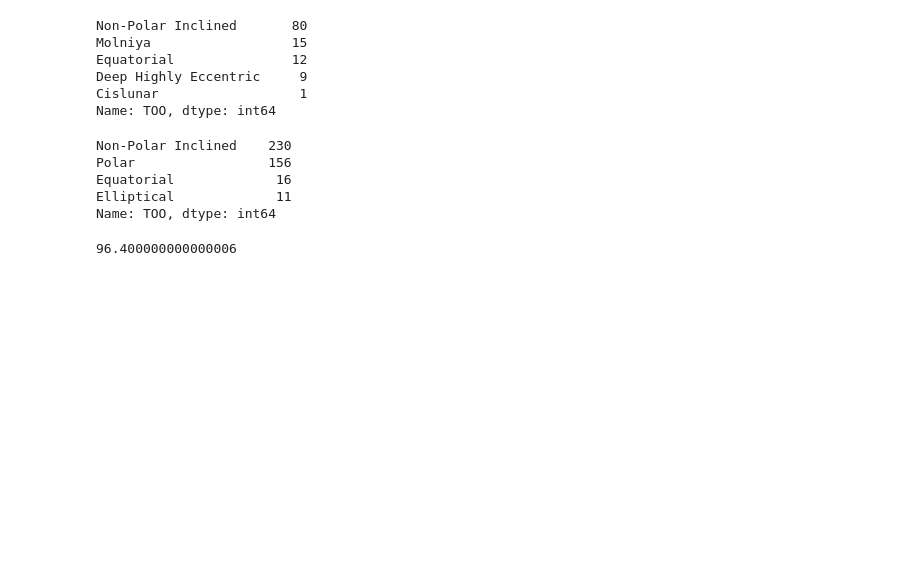
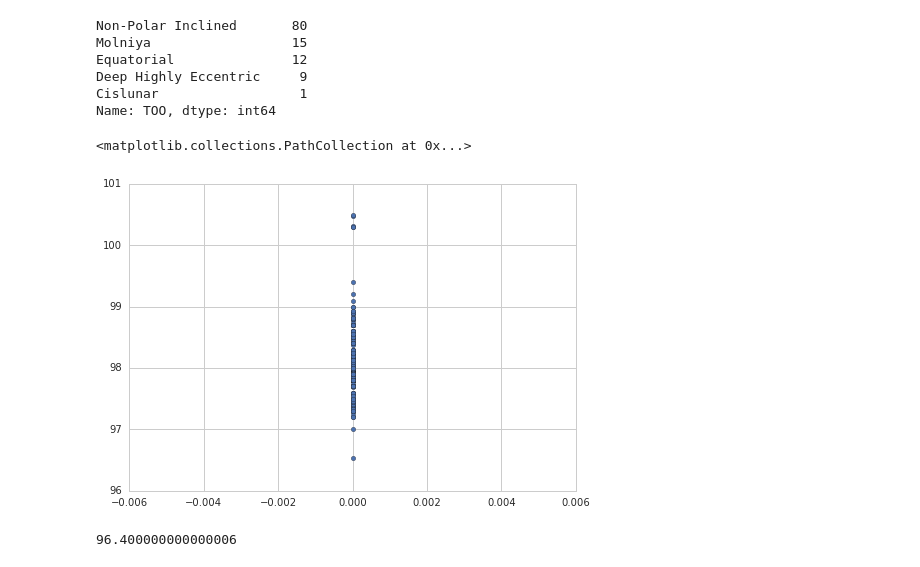
Before and after one commit to Ianssmith/Satellite_Map, a Jupyter notebook: satellites.ipynb, the cells around one changed output. Cells and saved outputs as stored; diff of their text form; code cells hidden in the pictures; blank space fills up the shorter version.

```diff
--- a/satellites.ipynb
+++ b/satellites.ipynb
@@ -292,14 +292,11 @@ Name: TOO, dtype: int64
 LEO_sun = LEO[LEO.TOO.isin(["Sun-Synchronous"])]
 # %%
 LEO_other = LEO[LEO.TOO.isin(["Non-Polar Inclined", "Polar", "Equatorial", "Elliptical"])]
-# %%
-LEO_other.TOO.value_counts()
-# %% [output]
-Non-Polar Inclined    230
-Polar                 156
-Equatorial             16
-Elliptical             11
-Name: TOO, dtype: int64
+# %%
+plt.scatter(LEO_sun.longitude, LEO_sun.inclination)
+# %% [output]
+<matplotlib.collections.PathCollection at 0x...>
+[figure, added]
 # %%
 LEO_sun.to_csv("LEO_sun.csv")
 LEO_other.to_csv("LEO_other.csv")
```
Also changed, not shown: 2 other files.
